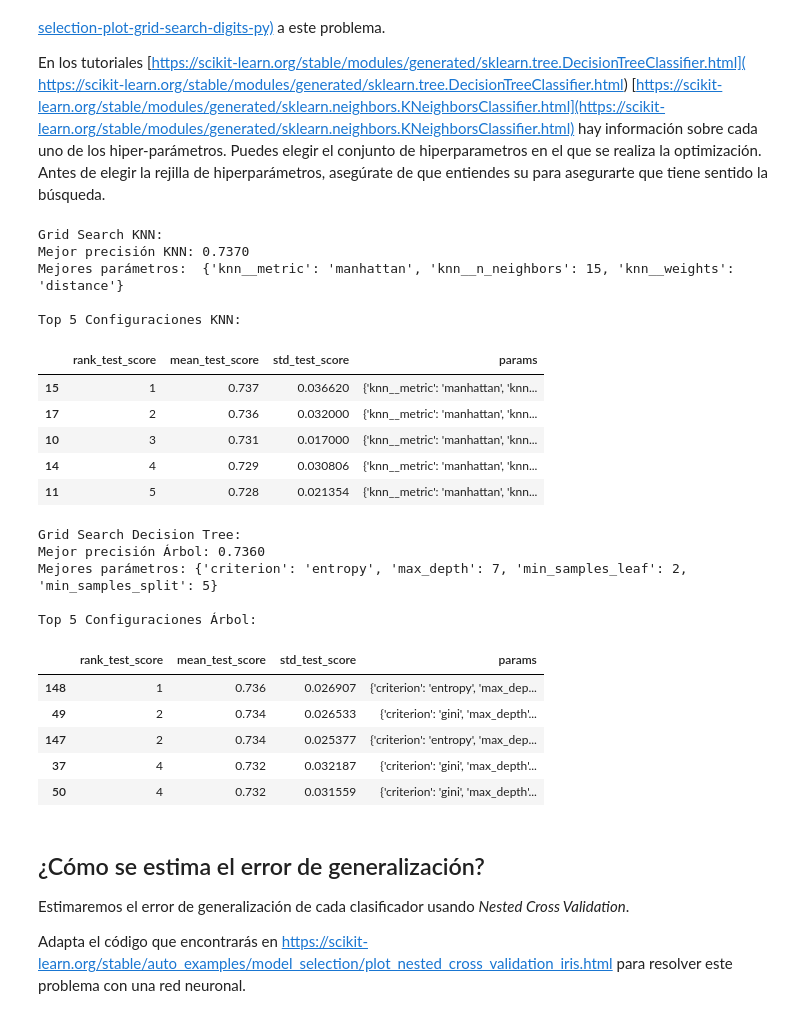
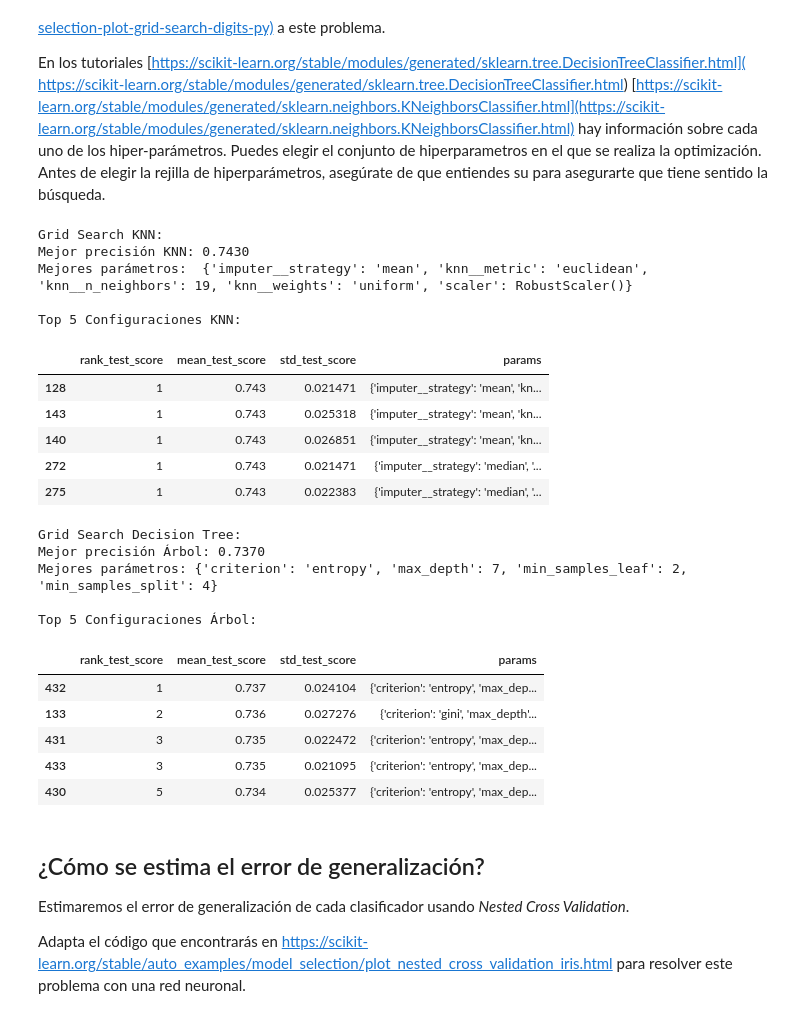
Before and after one commit to Alex77942/AI, a Jupyter notebook: practica3/p3_03.ipynb, the cells around one changed output. Cells and saved outputs as stored; diff of their text form; code cells hidden in the pictures.

```diff
--- a/practica3/p3_03.ipynb
+++ b/practica3/p3_03.ipynb
@@ -458,14 +458,16 @@ from sklearn.model_selection import GridSearchCV
 print("Grid Search KNN:")
 
 pipe_knn = Pipeline([
-        ('imputer', SimpleImputer(strategy='mean')),
-        ('scaler', MinMaxScaler()),
+        ('imputer', SimpleImputer()),
+        ('scaler', StandardScaler()),
         ('knn', KNeighborsClassifier())
 ])
 
 
 param_grid_knn = {
-    'knn__n_neighbors': [1, 2, 3, 5, 7, 9, 11, 15, 20],
+    'imputer__strategy': ['mean', 'median'],
+    'scaler': [StandardScaler(), MinMaxScaler(), RobustScaler()],
+    'knn__n_neighbors': [1, 2, 3, 5, 7, 9, 11, 15, 17, 19, 20],
     'knn__weights': ['uniform', 'distance'],
     'knn__metric': ['manhattan', 'euclidean']
 }
@@ -476,54 +478,54 @@ grid_knn.fit(X, y)
 print(f"Mejor precisión KNN: {grid_knn.best_score_:.4f}")
 print(f"Mejores parámetros:  {grid_knn.best_params_}")
 
 results_knn = pd.DataFrame(grid_knn.cv_results_)
 cols = ['rank_test_score', 'mean_test_score', 'std_test_score', 'params']
 print("\nTop 5 Configuraciones KNN:")
 with pd.option_context('display.max_colwidth', None):
     display(results_knn[cols].sort_values('rank_test_score').head(5))
 
 
 print("\nGrid Search Decision Tree:")
 param_grid_tree = {
     'criterion':  ['gini', 'entropy'],
-    'max_depth': [1, 2, 3, 4, 5, 6, 7, 10, 15, None],
-    'min_samples_split': [2, 5, 10],
-    'min_samples_leaf':  [1, 2, 5]
+    'max_depth': [1, 2, 3, 4, 5, 6, 7, 8, 10, 15, None],
+    'min_samples_split': [2, 3, 4, 5, 10],
+    'min_samples_leaf':  [1, 2, 3, 4, 5]
 }
 
 grid_tree = GridSearchCV(DecisionTreeClassifier(), param_grid_tree, cv=10, scoring='accuracy')
 grid_tree.fit(X, y)
 
 print(f"Mejor precisión Árbol: {grid_tree.best_score_:.4f}")
 print(f"Mejores parámetros: {grid_tree.best_params_}")
 
 results_tree = pd.DataFrame(grid_tree.cv_results_)
 print("\nTop 5 Configuraciones Árbol:")
 with pd.option_context('display.max_colwidth', None):
     display(results_tree[cols].sort_values('rank_test_score').head(5))
 # %% [output]
 Grid Search KNN:
-Mejor precisión KNN: 0.7370
-Mejores parámetros:  {'knn__metric': 'manhattan', 'knn__n_neighbors': 15, 'knn__weights': 'distance'}
+Mejor precisión KNN: 0.7430
+Mejores parámetros:  {'imputer__strategy': 'mean', 'knn__metric': 'euclidean', 'knn__n_neighbors': 19, 'knn__weights': 'uniform', 'scaler': RobustScaler()}
 
 Top 5 Configuraciones KNN:
 |  | rank_test_score | mean_test_score | std_test_score | params |
-| 15 | 1 | 0.737 | 0.036620 | {'knn__metric': 'manhattan', 'knn... |
-| 17 | 2 | 0.736 | 0.032000 | {'knn__metric': 'manhattan', 'knn... |
-| 10 | 3 | 0.731 | 0.017000 | {'knn__metric': 'manhattan', 'knn... |
-| 14 | 4 | 0.729 | 0.030806 | {'knn__metric': 'manhattan', 'knn... |
-| 11 | 5 | 0.728 | 0.021354 | {'knn__metric': 'manhattan', 'knn... |
+| 128 | 1 | 0.743 | 0.021471 | {'imputer__strategy': 'mean', 'kn... |
+| 143 | 1 | 0.743 | 0.025318 | {'imputer__strategy': 'mean', 'kn... |
+| 140 | 1 | 0.743 | 0.026851 | {'imputer__strategy': 'mean', 'kn... |
+| 272 | 1 | 0.743 | 0.021471 | {'imputer__strategy': 'median', '... |
+| 275 | 1 | 0.743 | 0.022383 | {'imputer__strategy': 'median', '... |
 Grid Search Decision Tree:
-Mejor precisión Árbol: 0.7360
-Mejores parámetros: {'criterion': 'entropy', 'max_depth': 7, 'min_samples_leaf': 2, 'min_samples_split': 5}
+Mejor precisión Árbol: 0.7370
+Mejores parámetros: {'criterion': 'entropy', 'max_depth': 7, 'min_samples_leaf': 2, 'min_samples_split': 4}
 
 Top 5 Configuraciones Árbol:
 |  | rank_test_score | mean_test_score | std_test_score | params |
-| 148 | 1 | 0.736 | 0.026907 | {'criterion': 'entropy', 'max_dep... |
-| 49 | 2 | 0.734 | 0.026533 | {'criterion': 'gini', 'max_depth'... |
-| 147 | 2 | 0.734 | 0.025377 | {'criterion': 'entropy', 'max_dep... |
-| 37 | 4 | 0.732 | 0.032187 | {'criterion': 'gini', 'max_depth'... |
-| 50 | 4 | 0.732 | 0.031559 | {'criterion': 'gini', 'max_depth'... |
+| 432 | 1 | 0.737 | 0.024104 | {'criterion': 'entropy', 'max_dep... |
+| 133 | 2 | 0.736 | 0.027276 | {'criterion': 'gini', 'max_depth'... |
+| 431 | 3 | 0.735 | 0.022472 | {'criterion': 'entropy', 'max_dep... |
+| 433 | 3 | 0.735 | 0.021095 | {'criterion': 'entropy', 'max_dep... |
+| 430 | 5 | 0.734 | 0.025377 | {'criterion': 'entropy', 'max_dep... |
 # %% [markdown]
 ## ¿Cómo se estima el error de generalización?
 
```
Also changed, not shown: parts of 8 cells of this notebook.
